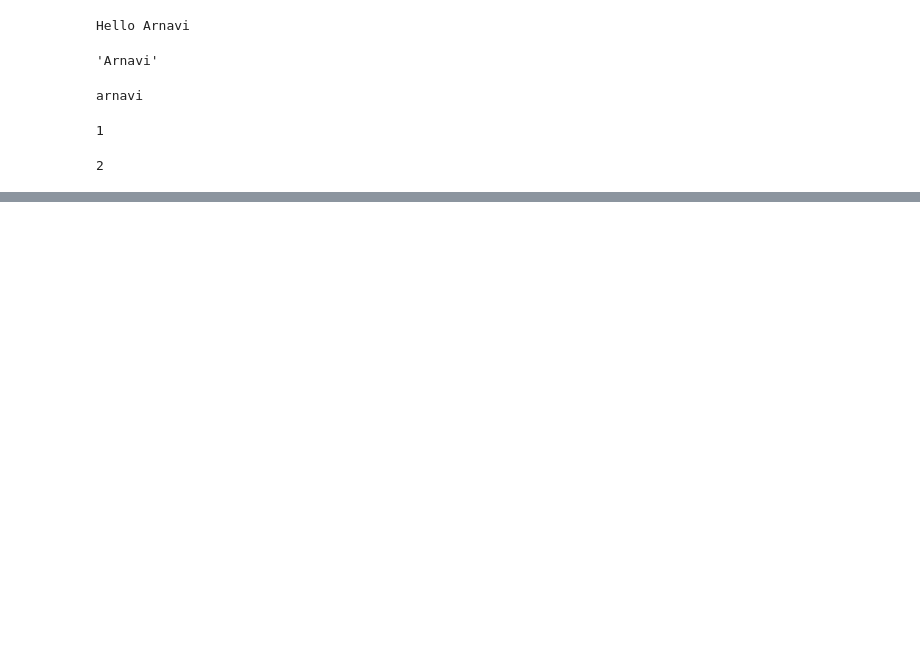
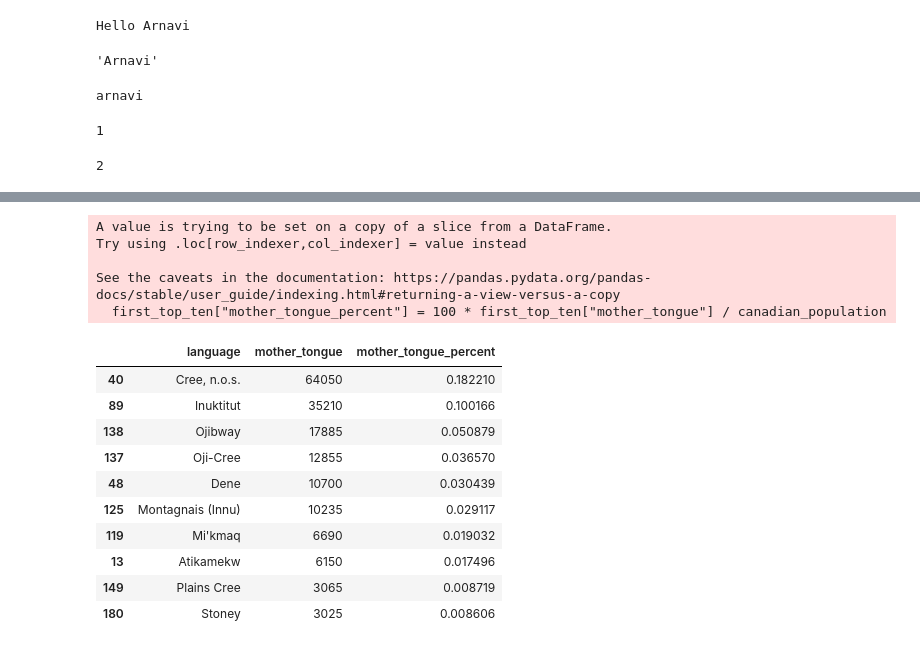
Before and after one commit to purubarh/python-project, a Jupyter notebook: can-lang-observation.ipynb, the cells around one changed output, grey strips where cells are left out. Saved outputs shown, nothing was run; the diff lists cells and outputs as text; code cells hidden in the pictures; blank space fills up the shorter version.

```diff
--- a/can-lang-observation.ipynb
+++ b/can-lang-observation.ipynb
@@ -26,0 +94,2 @@ import pandas as pd
+# %%
+aboriginal_lang = can_lang.loc[can_lang["category"] == "Aboriginal languages",["language", "mother_tongue"]]
@@ -26,0 +112,3 @@ import pandas as pd
+# %%
+arranged_lang = aboriginal_lang.sort_values(by = "mother_tongue" , ascending=False)
+arranged_lang
@@ -26,0 +129,3 @@ import pandas as pd
+# %%
+first_top_ten = arranged_lang.head(10)
+first_top_ten
@@ -26,0 +144,21 @@ import pandas as pd
+# %%
+canadian_population = 35_151_728
+first_top_ten["mother_tongue_percent"] = 100 * first_top_ten["mother_tongue"] / canadian_population
+first_top_ten
+# %% [output]
+A value is trying to be set on a copy of a slice from a DataFrame.
+Try using .loc[row_indexer,col_indexer] = value instead
+
+See the caveats in the documentation: https://pandas.pydata.org/pandas-docs/stable/user_guide/indexing.html#returning-a-view-versus-a-copy
+  first_top_ten["mother_tongue_percent"] = 100 * first_top_ten["mother_tongue"] / canadian_population
+|  | language | mother_tongue | mother_tongue_percent |
+| 40 | Cree, n.o.s. | 64050 | 0.182210 |
+| 89 | Inuktitut | 35210 | 0.100166 |
+| 138 | Ojibway | 17885 | 0.050879 |
+| 137 | Oji-Cree | 12855 | 0.036570 |
+| 48 | Dene | 10700 | 0.030439 |
+| 125 | Montagnais (Innu) | 10235 | 0.029117 |
+| 119 | Mi'kmaq | 6690 | 0.019032 |
+| 13 | Atikamekw | 6150 | 0.017496 |
+| 149 | Plains Cree | 3065 | 0.008719 |
+| 180 | Stoney | 3025 | 0.008606 |
```
Also changed, not shown: parts of 12 cells of this notebook.
